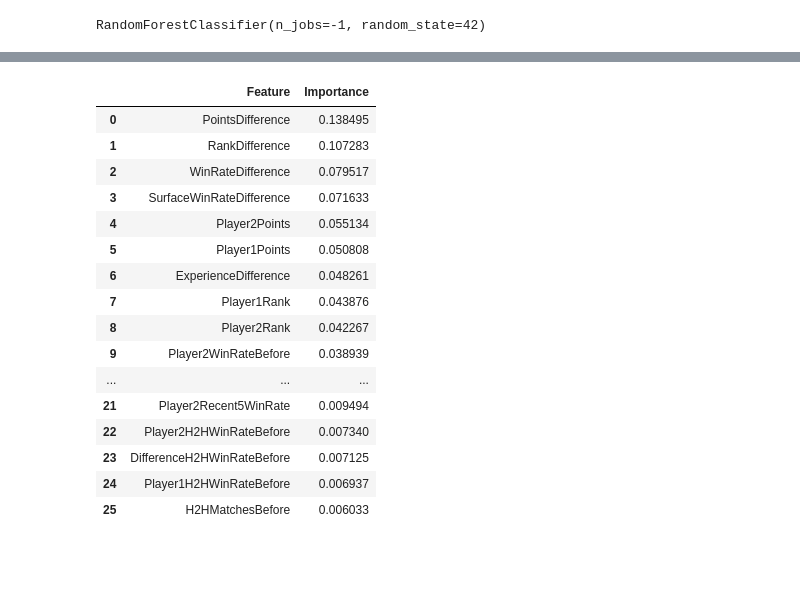
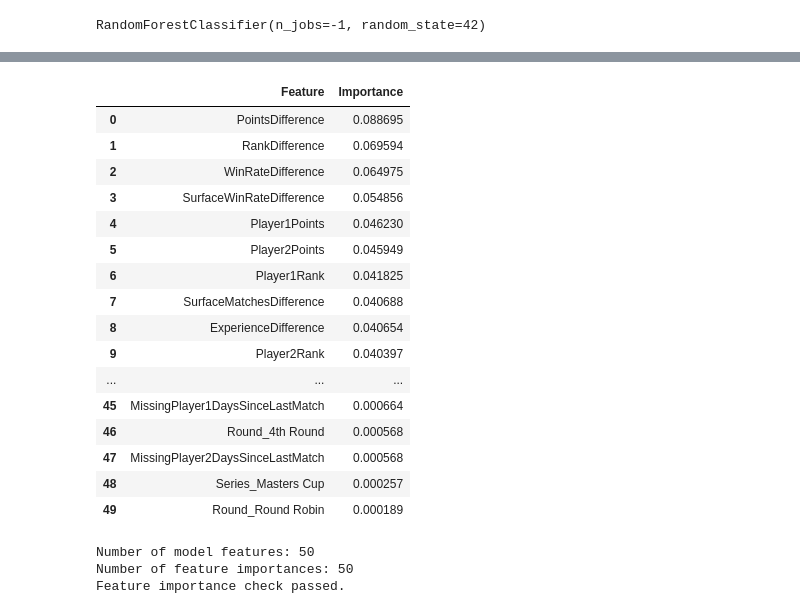
Before and after one commit to elimiotto05/artificial_intelligence, a Jupyter notebook: notebooks/06_random_forest.ipynb, the cells around one changed output, grey strips where cells are left out. Drawn from its saved outputs; the diff is of its cells as text; code cells hidden in the pictures; blank space fills up the shorter version.

```diff
--- a/notebooks/06_random_forest.ipynb
+++ b/notebooks/06_random_forest.ipynb
@@ -143,8 +148,0 @@ Validation y: (2607,)
-# %%
-training_medians = X_train.median()
-
-X_train = X_train.fillna(training_medians)
-X_validation = X_validation.fillna(training_medians)
-
-print("Missing training values:", X_train.isna().sum().sum())
-print("Missing validation values:", X_validation.isna().sum().sum())
@@ -478,40 +501,58 @@ Player 1 wins       0.61      0.64      0.63      1239
     macro avg       0.64      0.64      0.64      2607
  weighted avg       0.64      0.64      0.64      2607
 # %%
-# feature importance
+# Random Forest assigns an importance value
+# to every input feature used by the model.
+#
+# X_train.columns contains the exact 50 input feature names,
+# including both:
+#
+# - numerical features
+# - one-hot encoded categorical features
 
 feature_importance = pd.DataFrame(
     {
-        "Feature": numeric_features,
+        "Feature": X_train.columns,
         "Importance": best_model.feature_importances_ #assigns an importance value to each input feature.
         #The values add approximately to 1
     }
 )
 
+# Order the features from most important to least important.
 feature_importance = (
     feature_importance.sort_values(
         by="Importance", ascending=False
     ).reset_index(drop=True)
 )
 feature_importance
 # %% [output]
 |  | Feature | Importance |
-| 0 | PointsDifference | 0.138495 |
-| 1 | RankDifference | 0.107283 |
-| 2 | WinRateDifference | 0.079517 |
-| 3 | SurfaceWinRateDifference | 0.071633 |
-| 4 | Player2Points | 0.055134 |
-| 5 | Player1Points | 0.050808 |
-| 6 | ExperienceDifference | 0.048261 |
-| 7 | Player1Rank | 0.043876 |
-| 8 | Player2Rank | 0.042267 |
-| 9 | Player2WinRateBefore | 0.038939 |
+| 0 | PointsDifference | 0.088695 |
+| 1 | RankDifference | 0.069594 |
+| 2 | WinRateDifference | 0.064975 |
+| 3 | SurfaceWinRateDifference | 0.054856 |
+| 4 | Player1Points | 0.046230 |
+| 5 | Player2Points | 0.045949 |
+| 6 | Player1Rank | 0.041825 |
+| 7 | SurfaceMatchesDifference | 0.040688 |
+| 8 | ExperienceDifference | 0.040654 |
+| 9 | Player2Rank | 0.040397 |
 | ... | ... | ... |
-| 21 | Player2Recent5WinRate | 0.009494 |
-| 22 | Player2H2HWinRateBefore | 0.007340 |
-| 23 | DifferenceH2HWinRateBefore | 0.007125 |
-| 24 | Player1H2HWinRateBefore | 0.006937 |
-| 25 | H2HMatchesBefore | 0.006033 |
+| 45 | MissingPlayer1DaysSinceLastMatch | 0.000664 |
+| 46 | Round_4th Round | 0.000568 |
+| 47 | MissingPlayer2DaysSinceLastMatch | 0.000568 |
+| 48 | Series_Masters Cup | 0.000257 |
+| 49 | Round_Round Robin | 0.000189 |
+# %%
+print("Number of model features:", X_train.shape[1])
+print("Number of feature importances:", len(best_model.feature_importances_))
+
+assert(len(feature_importance) == X_train.shape[1])
+print("Feature importance check passed.")
+# %% [output]
+Number of model features: 50
+Number of feature importances: 50
+Feature importance check passed.
 # %%
 top_features = (
     feature_importance.head(15).sort_values(
```
Also changed, not shown: parts of 20 cells of this notebook, 7 other files.
